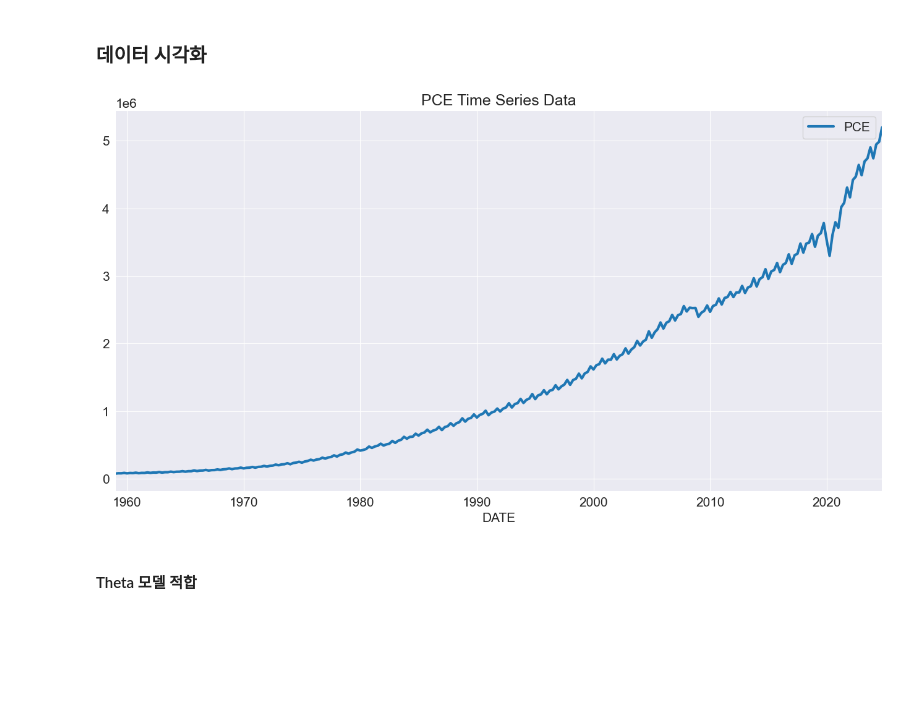
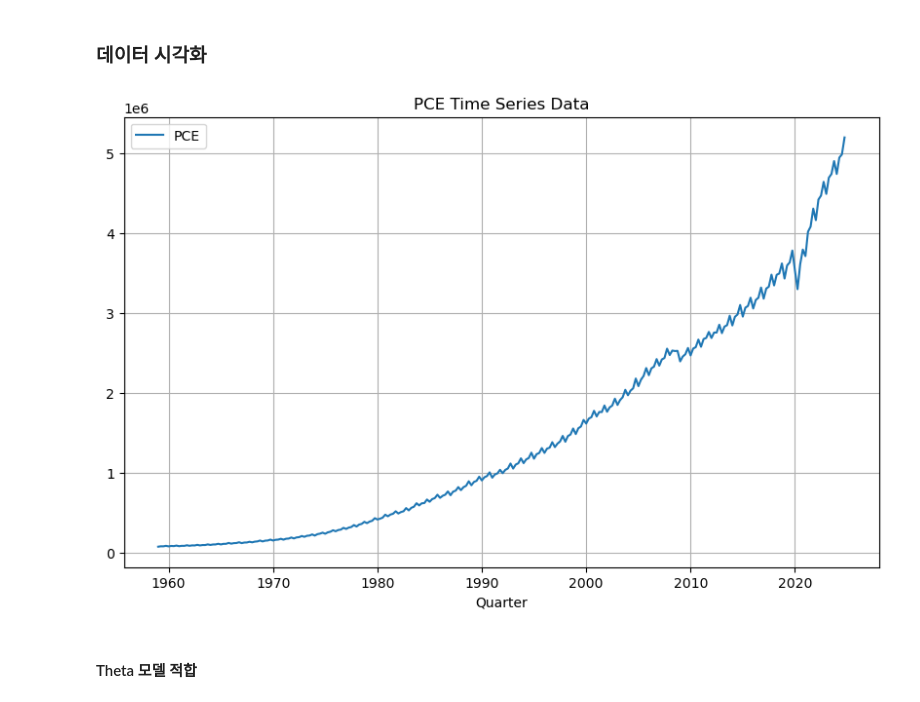
Before and after one commit to safeai-snu/Econometrics, a Jupyter notebook: Part.4/12.Theta_TBATS.ipynb, the cells around one changed output. Drawn from its saved outputs; the diff is of its cells as text; code cells hidden in the pictures; blank space fills up the shorter version.

```diff
--- a/Part.4/12.Theta_TBATS.ipynb
+++ b/Part.4/12.Theta_TBATS.ipynb
@@ -20,5 +20,10 @@ warnings.filterwarnings('ignore')
 # FRED 데이터에서 PCE 데이터 가져오기
 reader = pdr.fred.FredReader(["NA000349Q"], start="1959-01-01", end="2024-10-01")
 pce = reader.read()
-print(pce.head())  # 데이터 샘플 출력
+
+# 컬럼명 변경 및 주기 설정
+pce.columns = ["PCE"]
+pce.index.freq = "QS"
+
+pce
 # %% [output]
@@ -32,22 +44,16 @@ DATE
-# %%
-# 컬럼명 변경 및 주기 설정
-pce.columns = ["PCE"]  # 컬럼명을 'PCE'로 변경
-pce.index.freq = "QS-OCT"  # 분기별(Quarterly) 데이터로 설정
 # %% [markdown]
 ### 데이터 시각화
 # %%
 # 그래프 및 스타일 설정
-plt.rc("figure", figsize=(16, 8))  # 그래프 크기 설정
-plt.rc("font", size=15)  # 폰트 크기 설정
-plt.rc("lines", linewidth=3)  # 선 굵기 설정
-sns.set_style("darkgrid")  # 시각화 스타일 설정
-
-# 데이터 시각화
-_ = pce.plot()
+plt.figure(figsize=(10, 6))
+plt.plot(pce, label="PCE")
+plt.grid(True)
+plt.legend()
+plt.xlabel("Quarter")
 plt.title("PCE Time Series Data")
 plt.show()
 # %% [output]
-[figure, old version]
+[figure, new version]
 # %% [markdown]
 #### Theta 모델 적합
 # %%
```
Also changed, not shown: parts of 9 cells of this notebook, 3 other files.
